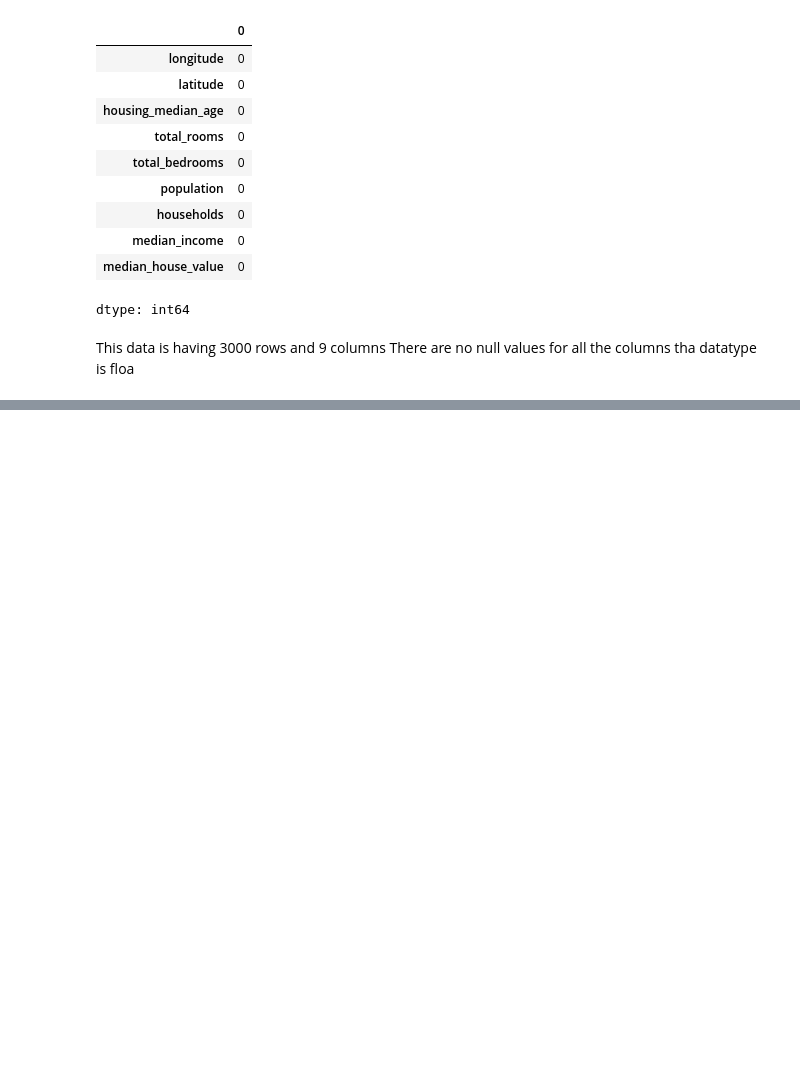
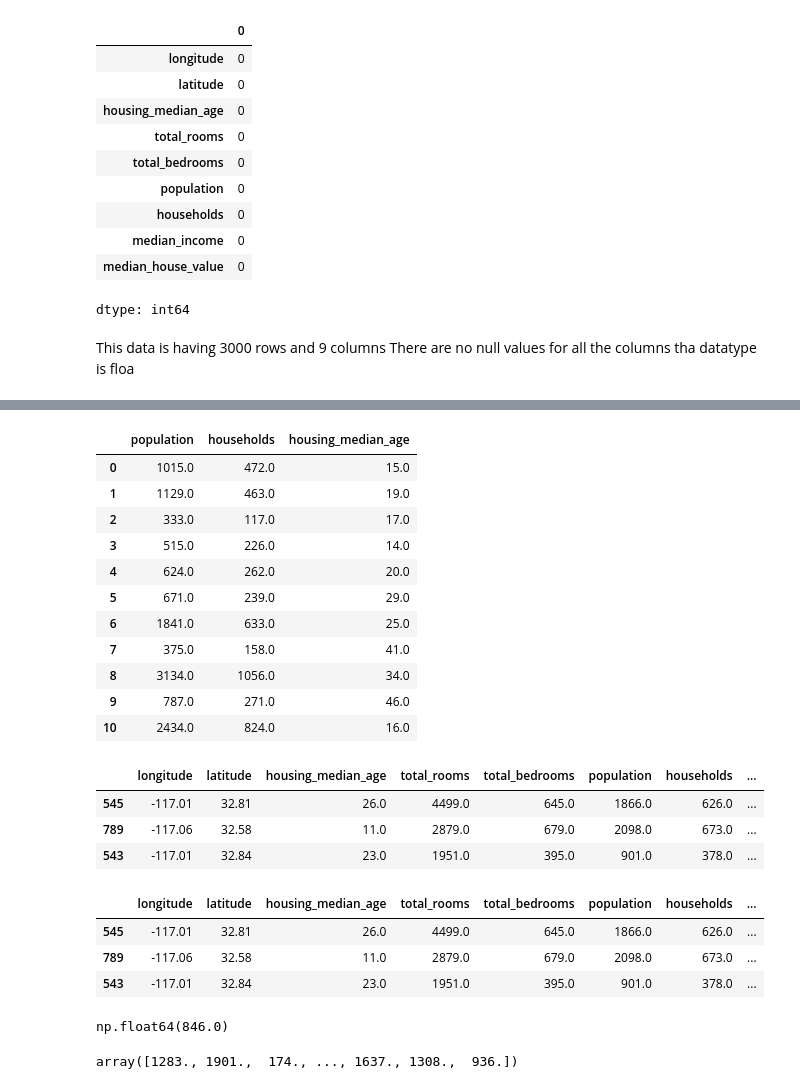
Before and after one commit to Srikanth-9492/My_python_notebook, a Jupyter notebook: Pandas_notebook.ipynb, the cells around one changed output, grey strips where cells are left out. Cells and saved outputs as stored; diff of their text form; code cells hidden in the pictures; blank space fills up the shorter version.

```diff
--- a/Pandas_notebook.ipynb
+++ b/Pandas_notebook.ipynb
@@ -417,0 +700,41 @@ This data is having 3000 rows and 9 columns There are no null values for all the
+# %%
+#locate the rows of  specific columns, 'population', 'households', 'housing_median_age' [for ex : locate first 10 rows]
+df.loc[0:10,['population', 'households', 'housing_median_age']]
+# %% [output]
+|  | population | households | housing_median_age |
+| 0 | 1015.0 | 472.0 | 15.0 |
+| 1 | 1129.0 | 463.0 | 19.0 |
+| 2 | 333.0 | 117.0 | 17.0 |
+| 3 | 515.0 | 226.0 | 14.0 |
+| 4 | 624.0 | 262.0 | 20.0 |
+| 5 | 671.0 | 239.0 | 29.0 |
+| 6 | 1841.0 | 633.0 | 25.0 |
+| 7 | 375.0 | 158.0 | 41.0 |
+| 8 | 3134.0 | 1056.0 | 34.0 |
+| 9 | 787.0 | 271.0 | 46.0 |
+| 10 | 2434.0 | 824.0 | 16.0 |
+# %%
+#locate the rows of indexes 545,789,543
+df.loc[[545,789,543]]
+# %% [output]
+|  | longitude | latitude | housing_median_age | total_rooms | total_bedrooms | population | households | ... |
+| 545 | -117.01 | 32.81 | 26.0 | 4499.0 | 645.0 | 1866.0 | 626.0 | ... |
+| 789 | -117.06 | 32.58 | 11.0 | 2879.0 | 679.0 | 2098.0 | 673.0 | ... |
+| 543 | -117.01 | 32.84 | 23.0 | 1951.0 | 395.0 | 901.0 | 378.0 | ... |
+# %%
+df.iloc[[545,789,543]]
+# %% [output]
+|  | longitude | latitude | housing_median_age | total_rooms | total_bedrooms | population | households | ... |
+| 545 | -117.01 | 32.81 | 26.0 | 4499.0 | 645.0 | 1866.0 | 626.0 | ... |
+| 789 | -117.06 | 32.58 | 11.0 | 2879.0 | 679.0 | 2098.0 | 673.0 | ... |
+| 543 | -117.01 | 32.84 | 23.0 | 1951.0 | 395.0 | 901.0 | 378.0 | ... |
+# %%
+#i want to see the value at 676 index of total bedrooms
+df.iloc[676,4]
+# %% [output]
+np.float64(846.0)
+# %%
+#find the unique values in the specific columns-->total_rooms
+df['total_bedrooms'].unique()
+# %% [output]
+array([1283., 1901.,  174., ..., 1637., 1308.,  936.])
```
Also changed, not shown: parts of 29 cells of this notebook.
